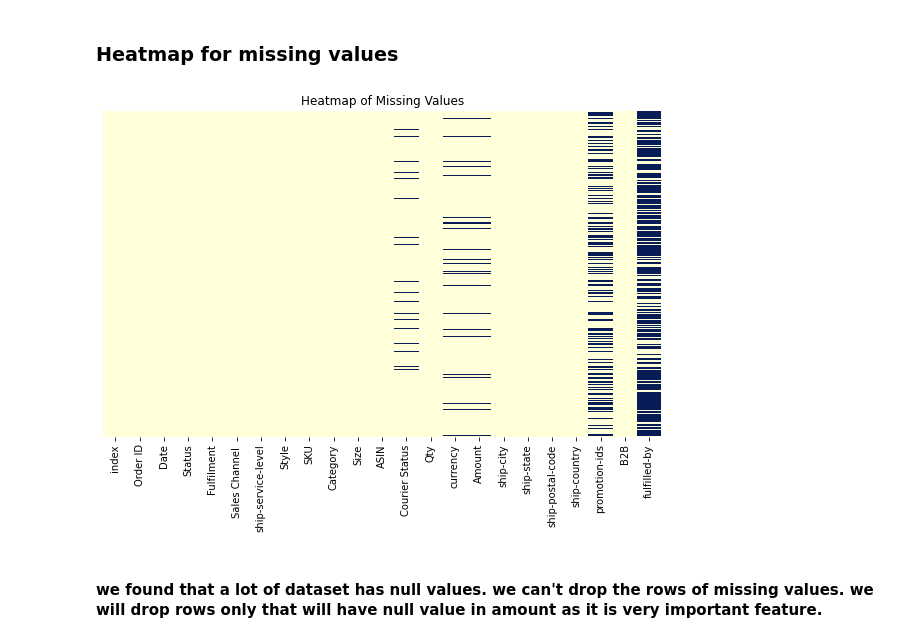
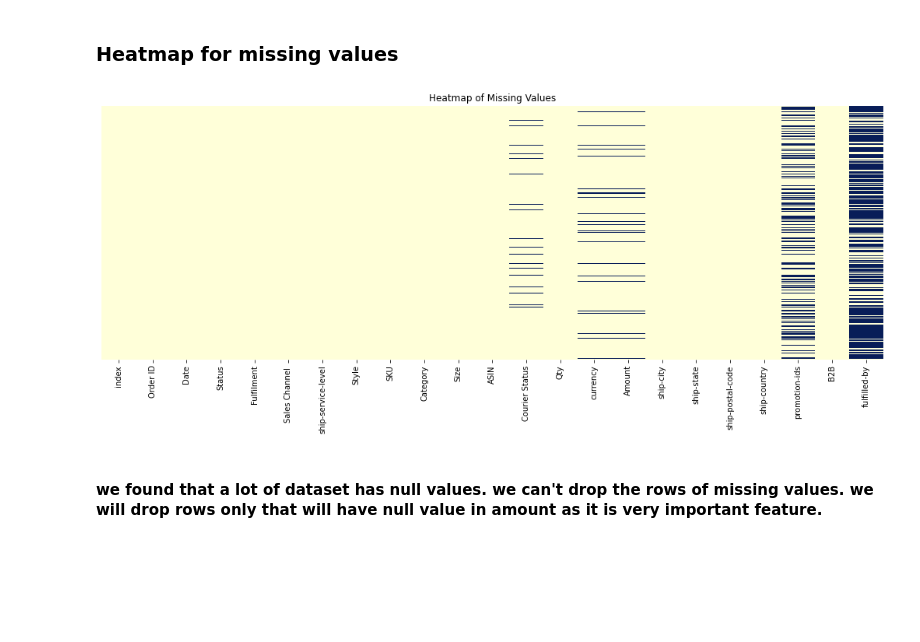
Before and after one commit to KyrellosSaleeb/Amazon-Sales, a Jupyter notebook: Amazon Sales Project.ipynb, the cells around one changed output. Saved outputs shown, nothing was run; the diff lists cells and outputs as text; code cells hidden in the pictures; blank space fills up the shorter version.

```diff
--- a/Amazon Sales Project.ipynb
+++ b/Amazon Sales Project.ipynb
@@ -93,12 +83,12 @@ dtype: int64
 # %% [markdown]
 ### Heatmap for missing values
 # %%
-plt.figure(figsize=(10, 6))
-sns.heatmap(sales_data.isnull(), cbar=False, cmap='YlGnBu', yticklabels=False)
-plt.title('Heatmap of Missing Values')
-plt.show()
+    plt.figure(figsize=(18, 6))
+    sns.heatmap(sales_data.isnull(), cbar=False, cmap='YlGnBu', yticklabels=False)
+    plt.title('Heatmap of Missing Values')
+    plt.show()
 # %% [output]
-[figure, old version]
+[figure, new version]
 # %% [markdown]
 #### we found that a lot of dataset has null values. we can't drop the rows of missing values. we will drop rows only that will have null value in amount as it is very important feature.
 # %%
```
Also changed, not shown: parts of 10 cells of this notebook, 1 other file.
